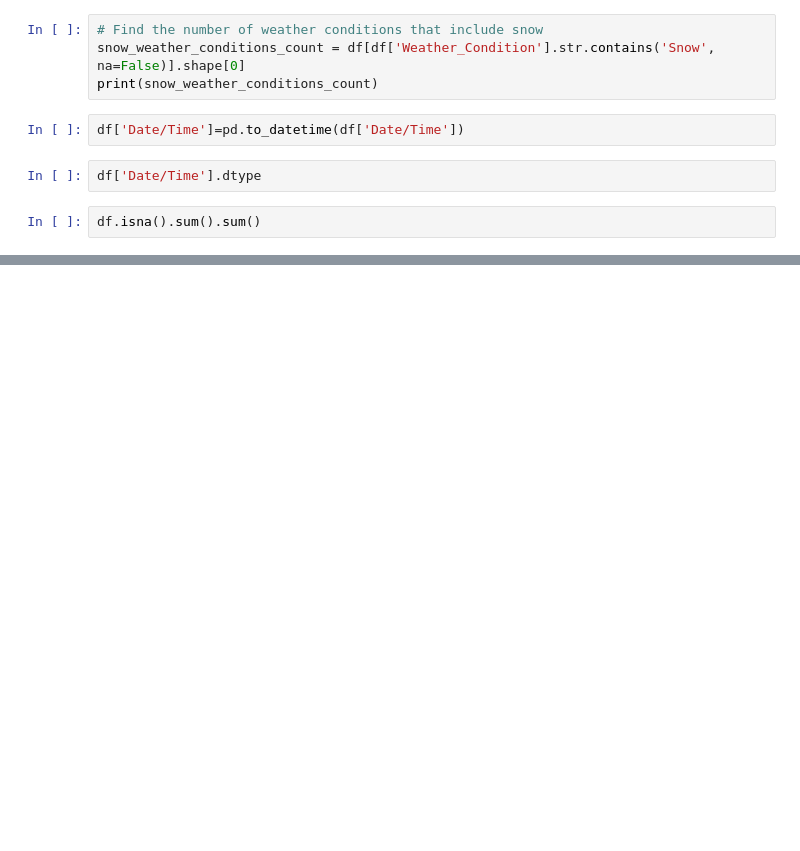
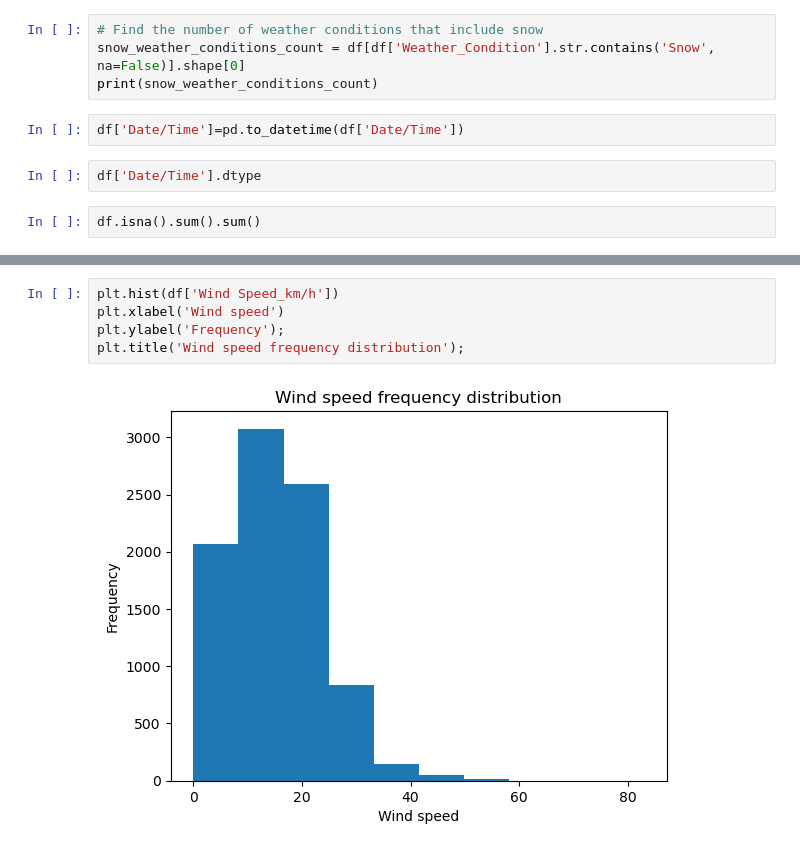
Before and after one commit to isaac-wanjala-rafimbi/lux-project-, a Jupyter notebook: project1.ipynb, the cells around one changed output, grey strips where cells are left out. Saved outputs shown, nothing was run; the diff lists cells and outputs as text; blank space fills up the shorter version.

```diff
--- a/project1.ipynb
+++ b/project1.ipynb
@@ -127,0 +143,7 @@ The dataset has no duplicate values therefore no handling of duplicate values ne
+# %%
+plt.hist(df['Wind Speed_km/h'])
+plt.xlabel('Wind speed')
+plt.ylabel('Frequency');
+plt.title('Wind speed frequency distribution');
+# %% [output]
+[figure, added]
```
Also changed, not shown: parts of 27 cells of this notebook.
